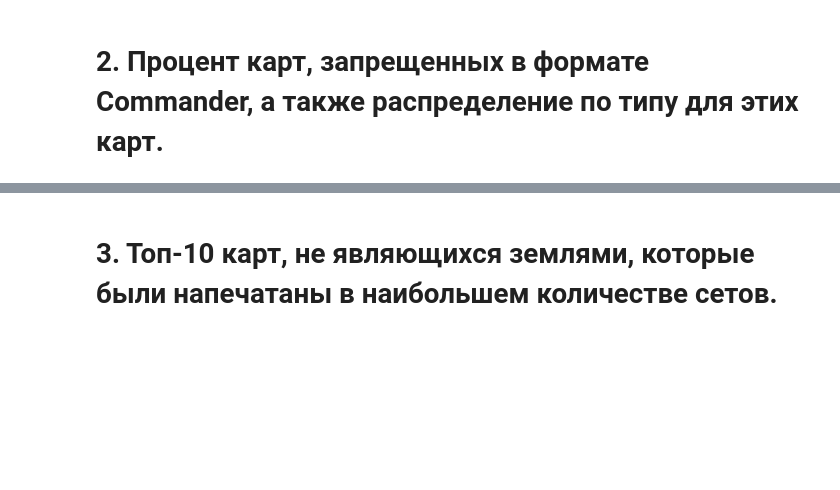
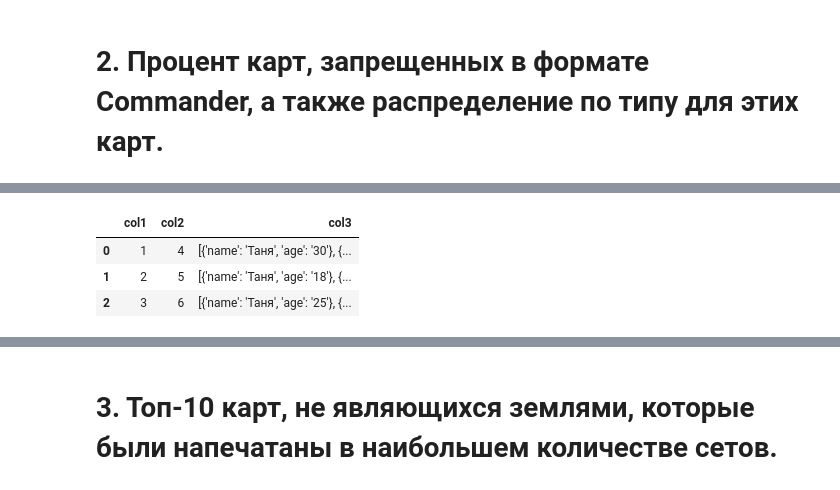
Before and after one commit to WankinNV/MTG_cards_analysis, a Jupyter notebook: MTG_saber.ipynb, the cells around one changed output, grey strips where cells are left out. Saved outputs shown, nothing was run; the diff lists cells and outputs as text; code cells hidden in the pictures; blank space fills up the shorter version.

```diff
--- a/MTG_saber.ipynb
+++ b/MTG_saber.ipynb
@@ -288,0 +299,15 @@ Name: legalities, Length: 65099, dtype: object
+# %%
+
+d = pd.DataFrame(data= {
+    'col1': [1, 2, 3],
+    'col2': [4, 5, 6],
+    'col3': [[{'name': 'Таня', 'age': '30'},{'name': 'Петр', 'age': '18'},{'name': 'Алексей', 'age': '70'}],
+             [{'name': 'Таня', 'age': '18'},{'name': 'Петр', 'age': '29'},{'name': 'Алексей', 'age': '28'}],
+             [{'name': 'Таня', 'age': '25'},{'name': 'Петр', 'age': '23'},{'name': 'Алексей', 'age': '22'}]]})
+
+d
+# %% [output]
+|  | col1 | col2 | col3 |
+| 0 | 1 | 4 | [{'name': 'Таня', 'age': '30'}, {... |
+| 1 | 2 | 5 | [{'name': 'Таня', 'age': '18'}, {... |
+| 2 | 3 | 6 | [{'name': 'Таня', 'age': '25'}, {... |
```
Also changed, not shown: parts of 20 cells of this notebook.
